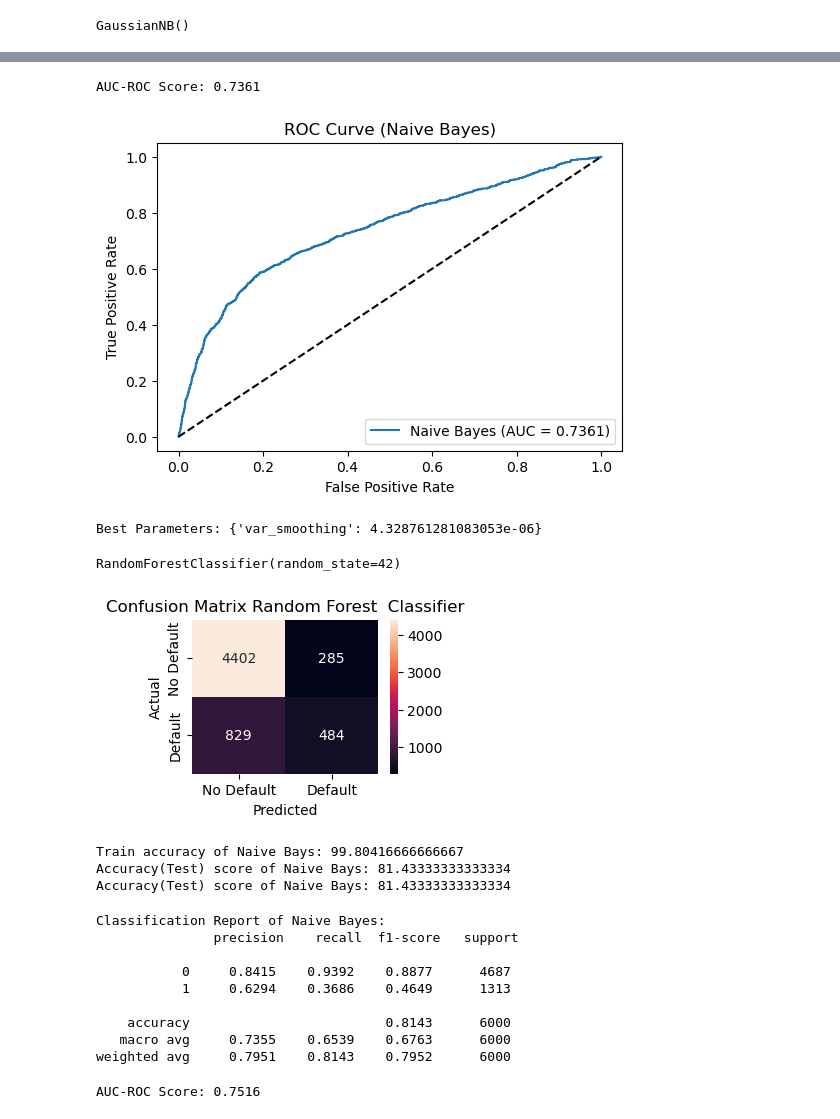
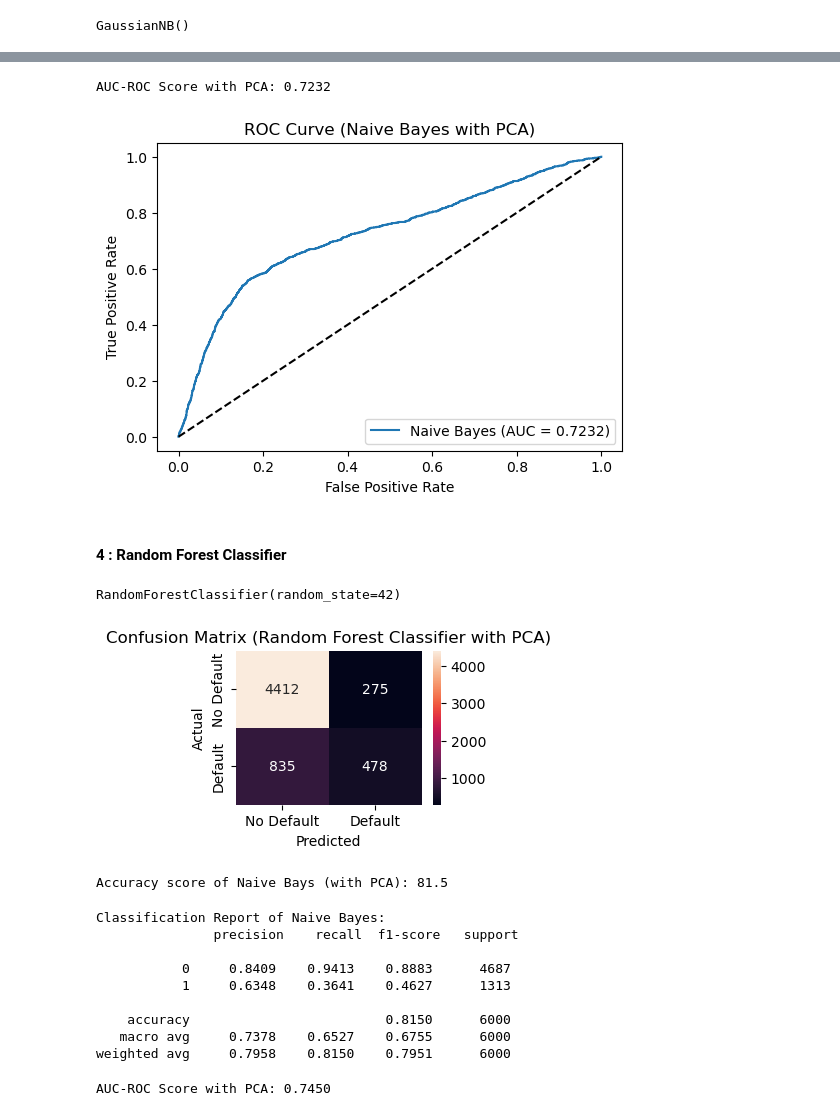
Before and after one commit to pradeepkhadka505/7072CEM-CourseWork, a Jupyter notebook: DefaultPayment_Of_ClientCreditCard_Prediction.ipynb, the cells around one changed output, grey strips where cells are left out. Cells and saved outputs as stored; diff of their text form; code cells hidden in the pictures.

```diff
--- a/DefaultPayment_Of_ClientCreditCard_Prediction.ipynb
+++ b/DefaultPayment_Of_ClientCreditCard_Prediction.ipynb
@@ -288,16 +285,12 @@ Outliers in LIMIT_BAL: 167
 # %% [markdown]
 #### Step 5: Feature Selections and Feature Extractions
 # %%
-
-#python feature scalling standard library
-from sklearn.preprocessing import StandardScaler
-#train and test split library
-from sklearn.model_selection import train_test_split
 
 # Separate features and target
 target_value = 'DEFAULT'
 X = clean_data.drop(target_value, axis=1)
 y = clean_data[target_value]
 
-# Split into training and testing sets
-X_train, X_test, y_train, y_test = train_test_split(X, y, test_size=0.2, random_state=42)
+# Standardize the features (PCA requires standardized on except trage data)
+scaler = StandardScaler()
+X_scaled = scaler.fit_transform(X)
@@ -303,0 +299,9 @@ X_train, X_test, y_train, y_test = train_test_split(X, y, test_size=0.2, random_
+# %%
+
+pca = PCA(n_components=0.95)  # Retain 95% of the variance
+
+X_pca = pca.fit_transform(X_scaled)
+
+print(f"Original number of features: {X_scaled.shape[1]}")
+# Check the number of components
+print(f"Number of components: {pca.n_components_}")
@@ -304,4 +341,7 @@ X_train, X_test, y_train, y_test = train_test_split(X, y, test_size=0.2, random_
 # %%
+#Split the xData into Training and Testing Sets
+X_train, X_test, y_train, y_test = train_test_split(X_pca, y, test_size=0.2, random_state=42)
+
 print('X train value size', X_train.shape)
 print('y train value size', y_train.shape)
 print('X_test shape :', X_train.shape)
@@ -510,9 +512,9 @@ weighted avg     0.7764    0.7218    0.7399      6000
 # %%
 # AUC-ROC Score
 auc_score = roc_auc_score(y_test, nb_pred_proba)
-print(f"\nAUC-ROC Score: {auc_score:.4f}")
+print(f"\nAUC-ROC Score with PCA: {auc_score:.4f}")
 # %% [output]
-AUC-ROC Score: 0.7361
+AUC-ROC Score with PCA: 0.7232
 # %%
 # Plot ROC Curve
 fpr, tpr, thresholds = roc_curve(y_test, nb_pred_proba)
@@ -521,22 +523,11 @@ plt.plot(fpr, tpr, label=f'Naive Bayes (AUC = {auc_score:.4f})')
 plt.plot([0, 1], [0, 1], 'k--')  # Diagonal line
 plt.xlabel('False Positive Rate')
 plt.ylabel('True Positive Rate')
-plt.title('ROC Curve (Naive Bayes)')
+plt.title('ROC Curve (Naive Bayes with PCA)')
 plt.legend(loc='lower right')
 plt.show()
 # %% [output]
-[figure, old version]
+[figure, new version]
-# %%
-from sklearn.model_selection import GridSearchCV
-
-param_grid = {
-    'var_smoothing': np.logspace(0, -9, num=100)
-}
-
-grid_search = GridSearchCV(GaussianNB(), param_grid, cv=3, scoring='roc_auc')
-grid_search.fit(X_train, y_train)
-
-print("Best Parameters:", grid_search.best_params_)
-# %% [output]
-Best Parameters: {'var_smoothing': 4.328761281083053e-06}
+# %% [markdown]
+#### 4 : Random Forest Classifier
 # %%
@@ -547,45 +536,41 @@ RFC.fit(X_train, y_train)
 # %% [output]
 RandomForestClassifier(random_state=42)
 # %%
-RFC_pred = RFC.predict(X_test)
+rfc_pred = RFC.predict(X_test)
 rfc_pred_proba = RFC.predict_proba(X_test)[:, 1]  # Probabilities for ROC curve
 # %%
-# i have used here seaborn hitmap to show the vusilize confusion matix
+# seaborn hitmap to show the vusilize confusion matix
 plt.figure(figsize=(3, 2))
 sns.heatmap(confusion_matrix(y_test, RFC_pred), annot=True, fmt="d", xticklabels=['No Default', 'Default'],yticklabels=['No Default', 'Default'])
 plt.xlabel('Predicted')
 plt.ylabel('Actual')
-plt.title('Confusion Matrix Random Forest  Classifier')
+plt.title('Confusion Matrix (Random Forest Classifier with PCA)')
 plt.show()
 # %% [output]
-[figure, old version]
+[figure, new version]
 # %%
-#for simple print statement
-print("Train accuracy of Naive Bays:", RFC.score(X_train, y_train)*100)
-print("Accuracy(Test) score of Naive Bays:", RFC.score(X_test, y_test) *100)
-print("Accuracy(Test) score of Naive Bays:", accuracy_score(y_test, RFC_pred)*100) #Actual Prediction
+#Accuracy Score
+print("Accuracy score of Naive Bays (with PCA):", accuracy_score(y_test, rfc_pred)*100) #Actual Prediction
 # %% [output]
-Train accuracy of Naive Bays: 99.80416666666667
-Accuracy(Test) score of Naive Bays: 81.43333333333334
-Accuracy(Test) score of Naive Bays: 81.43333333333334
+Accuracy score of Naive Bays (with PCA): 81.5
 # %%
-print("Classification Report of Naive Bayes: \n", classification_report(y_test, RFC_pred,digits=4))
+print("Classification Report of Naive Bayes: \n", classification_report(y_test, rfc_pred,digits=4))
 # %% [output]
 Classification Report of Naive Bayes:
                precision    recall  f1-score   support
 
-           0     0.8415    0.9392    0.8877      4687
-           1     0.6294    0.3686    0.4649      1313
+           0     0.8409    0.9413    0.8883      4687
+           1     0.6348    0.3641    0.4627      1313
 
-    accuracy                         0.8143      6000
-   macro avg     0.7355    0.6539    0.6763      6000
-weighted avg     0.7951    0.8143    0.7952      6000
+    accuracy                         0.8150      6000
+   macro avg     0.7378    0.6527    0.6755      6000
+weighted avg     0.7958    0.8150    0.7951      6000
 # %%
 # AUC-ROC Score
 auc_score = roc_auc_score(y_test, rfc_pred_proba)
-print(f"\nAUC-ROC Score: {auc_score:.4f}")
+print(f"\nAUC-ROC Score with PCA: {auc_score:.4f}")
 # %% [output]
-AUC-ROC Score: 0.7516
+AUC-ROC Score with PCA: 0.7450
 # %%
 # Plot ROC Curve
 fpr, tpr, thresholds = roc_curve(y_test, rfc_pred_proba)
```
Also changed, not shown: parts of 43 cells of this notebook, 1 other file.
